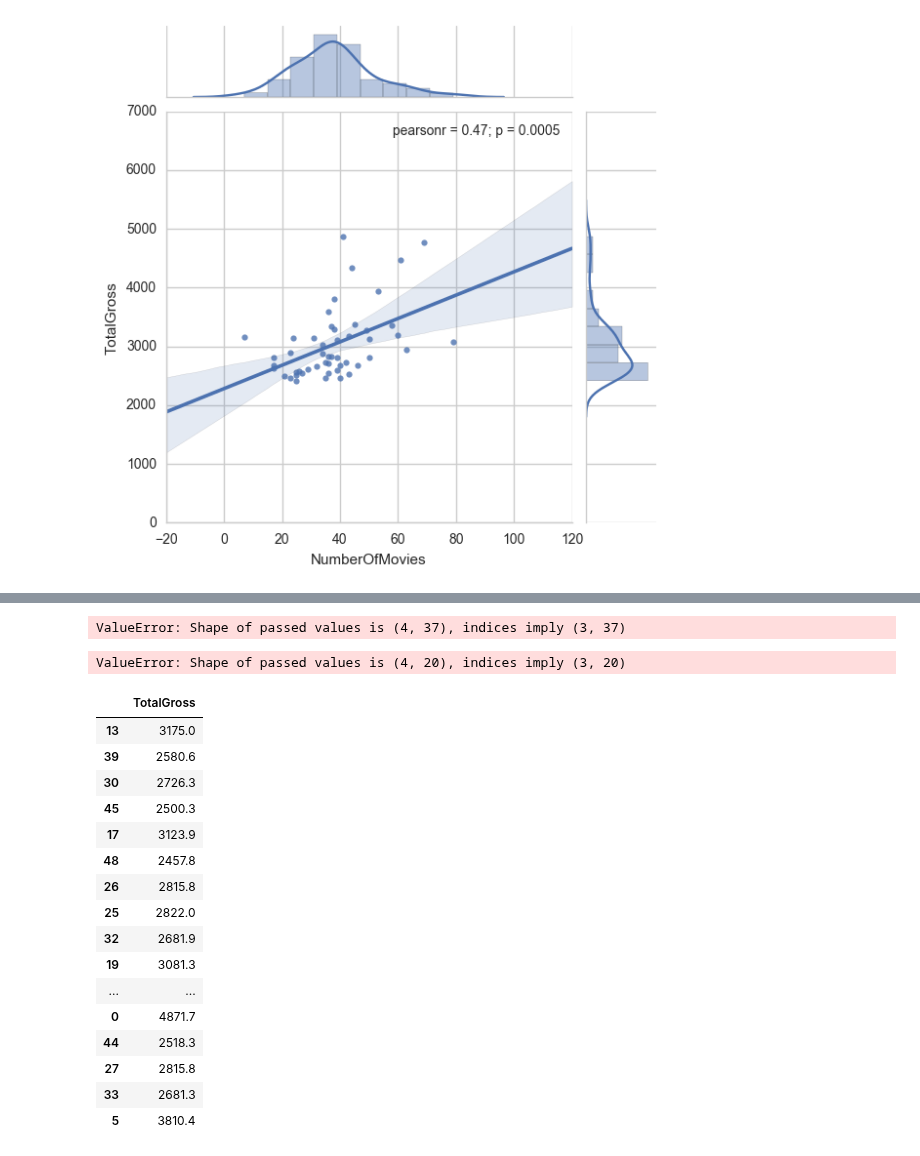
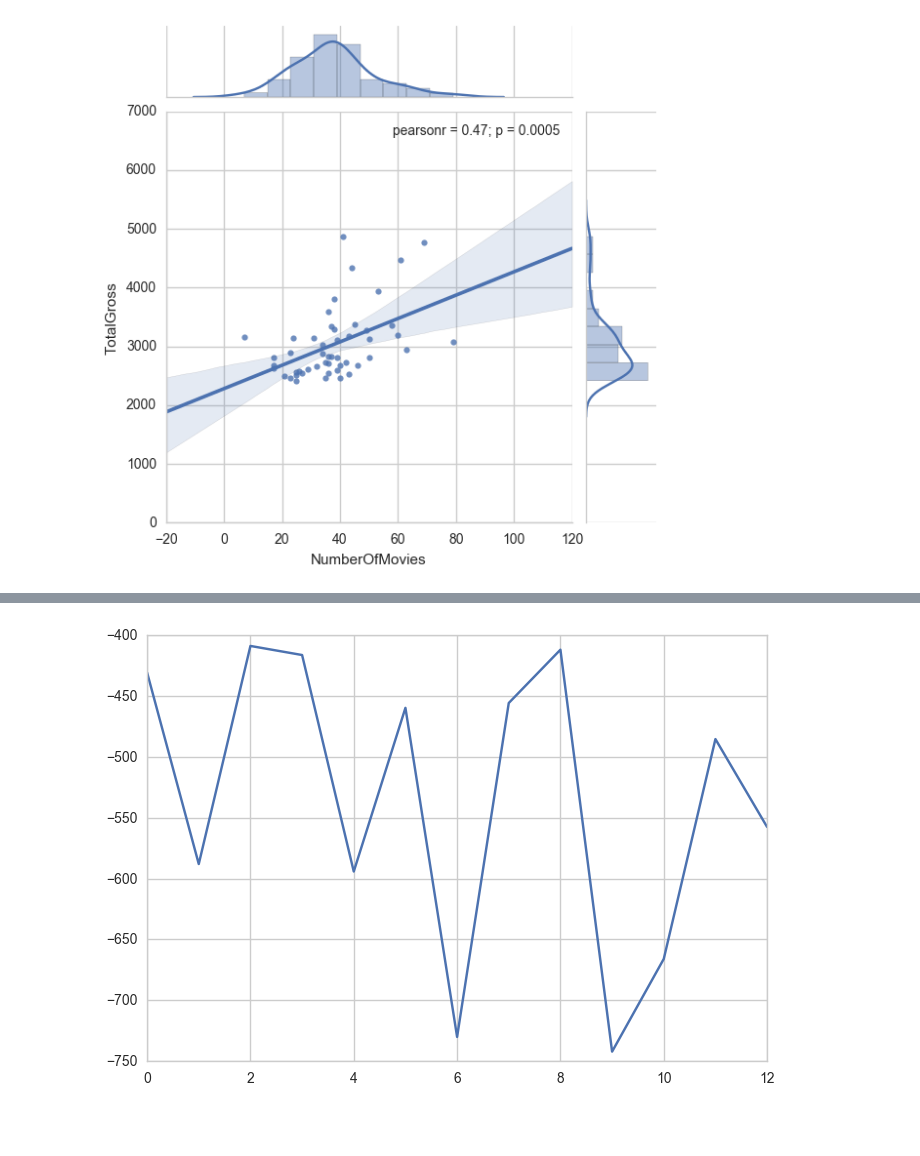
Before and after one commit to omoju/Fundamentals, a Jupyter notebook: Data/data_ML_LogisticRegression.ipynb, the cells around one changed output, grey strips where cells are left out. Saved outputs shown, nothing was run; the diff lists cells and outputs as text; code cells hidden in the pictures; blank space fills up the shorter version.

```diff
--- a/Data/data_ML_LogisticRegression.ipynb
+++ b/Data/data_ML_LogisticRegression.ipynb
@@ -234,5 +206,0 @@ def shuffle_split_data(X, y, num_train):
-# %%
-X, y = df[x_vars], df[y_vars]
-
-num_train = int(len(X) * .75)
-X_train, y_train, X_test, y_test = shuffle_split_data(X, y, num_train)
@@ -259,42 +209,15 @@ X_train.as_matrix
+# %%
+X_train, y_train = X[:,[1]][:num_train], X[:,[0]][:num_train]
+X_test, y_test = X[:,[1]][num_train:], X[:,[0]][num_train:]
+XX = X[:,[0, 1]]
 # %%
 clf = LinearRegression()
-clf.fit(X_train, y_train)
+reg_weights = clf.fit(X_train, y_train)
-# %% [output]
-ValueError: Shape of passed values is (4, 37), indices imply (3, 37)
-# %%
-
-
-y_pred = clf.predict(X_test)
-
-mse = mean_squared_error(y_test, y_pred)
-
-# Print the mean squared error
-print ("Mean Squared Error:", mse)
-
-# Plot the results
-plt.scatter(X_test[:, 0], y_test, color='black')
-plt.plot(X_test[:, 0], y_pred, color='blue', linewidth=3)
-plt.title("Linear Regression (%.2f MSE)" % mse)
-plt.show()
-# %% [output]
-ValueError: Shape of passed values is (4, 20), indices imply (3, 20)
-# %%
-y_test
-# %% [output]
-|  | TotalGross |
-| 13 | 3175.0 |
-| 39 | 2580.6 |
-| 30 | 2726.3 |
-| 45 | 2500.3 |
-| 17 | 3123.9 |
-| 48 | 2457.8 |
-| 26 | 2815.8 |
-| 25 | 2822.0 |
-| 32 | 2681.9 |
-| 19 | 3081.3 |
-| ... | ... |
-| 0 | 4871.7 |
-| 44 | 2518.3 |
-| 27 | 2815.8 |
-| 33 | 2681.3 |
-| 5 | 3810.4 |
+# %%
+y_preds = clf.predict(X_test)
+error = y_test -  y_preds
+# %%
+
+pyplt.plot(error);
+# %% [output]
+[figure, added]
```
Also changed, not shown: parts of 8 cells of this notebook.
